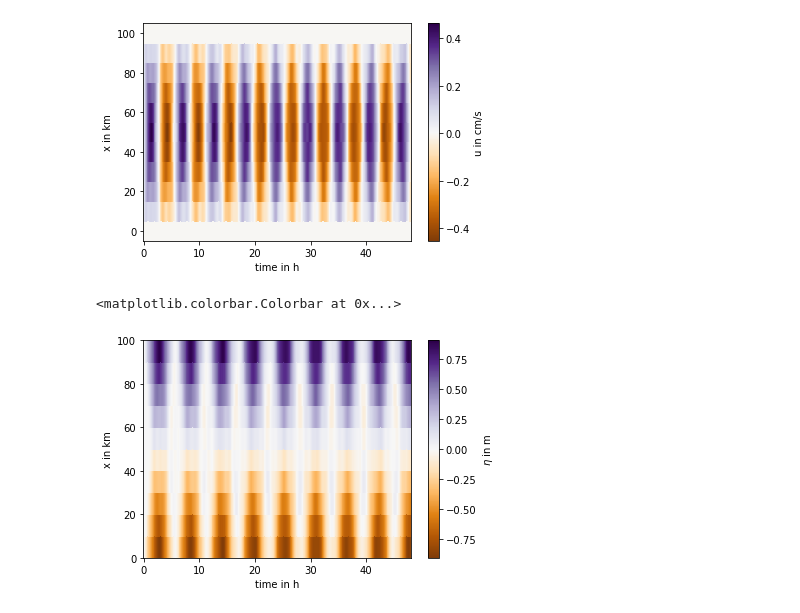
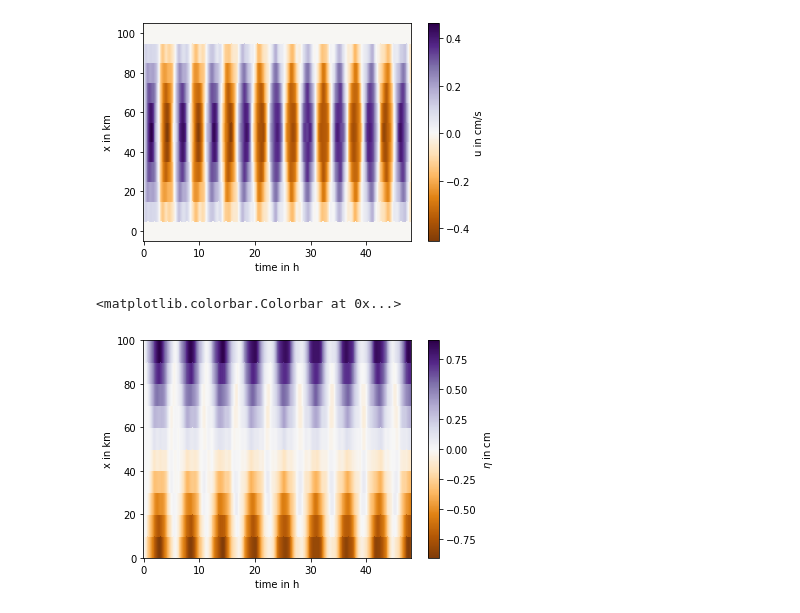
Before and after one commit to vopikamm/climNUM, a Jupyter notebook: Ex5/Exercise_05_One_Dimensional_Lake.ipynb, the cells around one changed output. Saved outputs shown, nothing was run; the diff lists cells and outputs as text; code cells hidden in the pictures.

```diff
--- a/Ex5/Exercise_05_One_Dimensional_Lake.ipynb
+++ b/Ex5/Exercise_05_One_Dimensional_Lake.ipynb
@@ -120,8 +120,8 @@ plt.colorbar(label='u in cm/s')
 # %%
 plt.pcolormesh(mesh_t_eta, mesh_x_eta,eta_result*100,cmap='PuOr', shading='auto')
 plt.xlabel('time in h')
 plt.ylabel('x in km')
-plt.colorbar(label=r'$\eta$ in m')
+plt.colorbar(label=r'$\eta$ in cm')
 # %% [output]
 <matplotlib.colorbar.Colorbar at 0x...>
-[figure, old version]
+[figure, new version]
```
